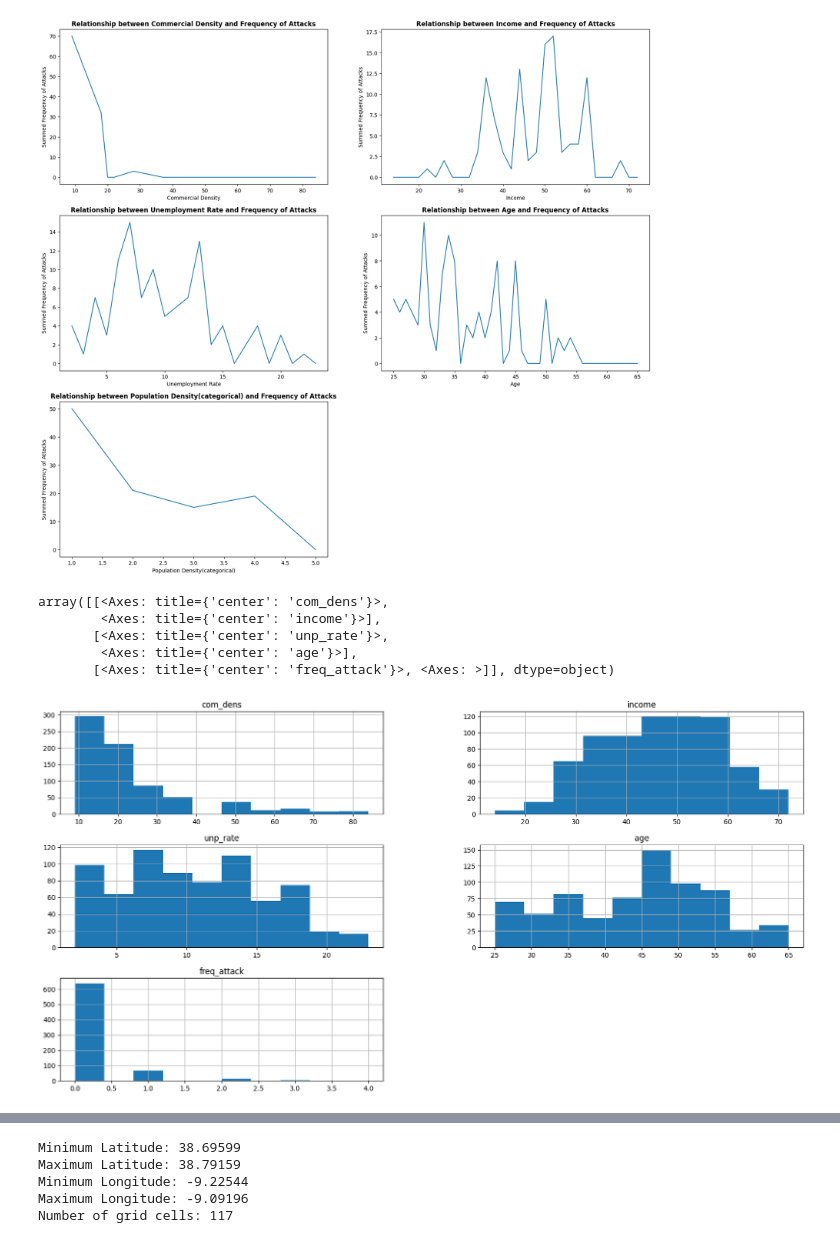
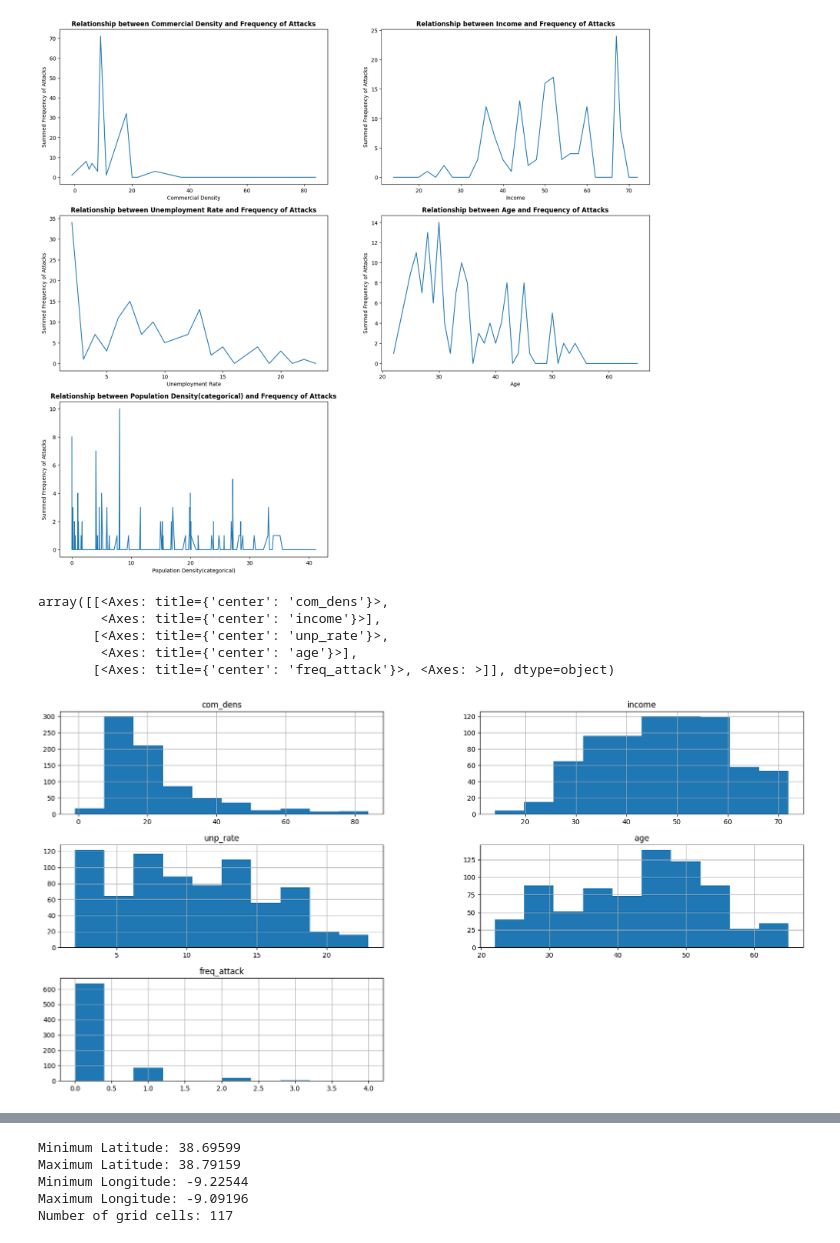
Before and after one commit to mrcodeScholar/BehindATMCrimeScenes, a Jupyter notebook: Lisbon_crime_scenes/Dataset/python dataset analysis/datasetAnalysis.ipynb, the cells around one changed output, grey strips where cells are left out. Drawn from its saved outputs; the diff is of its cells as text; code cells hidden in the pictures.

Commit message:
Updated_dataset

```diff
--- a/Lisbon_crime_scenes/Dataset/python dataset analysis/datasetAnalysis.ipynb
+++ b/Lisbon_crime_scenes/Dataset/python dataset analysis/datasetAnalysis.ipynb
@@ -8,6 +9,6 @@ from folium.plugins import FloatImage
 # %%
 # Read the CSV file into a DataFrame
-df = pd.read_csv('../Dataset.csv')
+df = pd.read_csv('CompleteData2024.csv')
 
 # Display the DataFrame
 print(df.head())
@@ -125,35 +143,35 @@ df0_transposed
 
 
 # Assuming df is your DataFrame with the specified columns
 # df = df[['com_dens', 'income', 'unp_rate', 'age', 'freq_attack']]
 f1=['Commercial Density','Income','Unemployment Rate','Age','Population Density(categorical)']
 
 # Summing up the frequency of attacks
 sum_freq_attack = df['freq_attack'].sum()
 
 # Create an array with random noise for the x-values
 x_values = np.random.normal(sum_freq_attack, 0.1, size=len(df))
 
 # Plotting
 fig=plt.figure(figsize=(20,18))
 i=0
 j=1
-for col in ['com_dens', 'income', 'unp_rate', 'age','n_density']:
+for col in ['com_dens', 'income', 'unp_rate', 'age','density']:
     axi=fig.add_subplot(3,2,j)
     df0=df[[col,'freq_attack']].groupby(col).sum().reset_index()
     df0.plot(kind='line',y='freq_attack', x=col,ax=axi)
     # Customize the plot
     plt.ylabel('Summed Frequency of Attacks')
     plt.xlabel(f1[i])
     plt.legend([],frameon=False)
     #axi.set_xticks(np.arange(0,max[df[col],10]))
     plt.title('Relationship between '+f1[i]+' and Frequency of Attacks',fontweight='bold')
     #ax.legend()
     #plt.grid(True)
     i=i+1
     j=j+1
 # %% [output]
-[figure, old version]
+[figure, new version]
 # %%
 dfx=df[['com_dens', 'income', 'unp_rate', 'age', 'freq_attack']]
 dfx.hist(figsize=(20,10))
@@ -163,7 +181,7 @@ array([[<Axes: title={'center': 'com_dens'}>,
        [<Axes: title={'center': 'unp_rate'}>,
         <Axes: title={'center': 'age'}>],
        [<Axes: title={'center': 'freq_attack'}>, <Axes: >]], dtype=object)
-[figure, old version]
+[figure, new version]
 # %%
 
 
```
Also changed, not shown: parts of 10 cells of this notebook, 40 other files.
